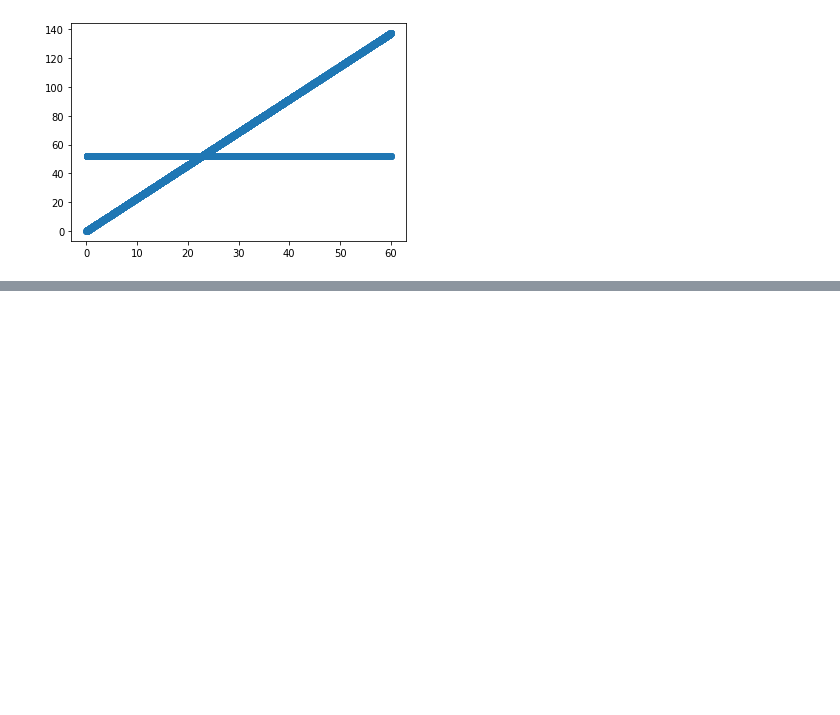
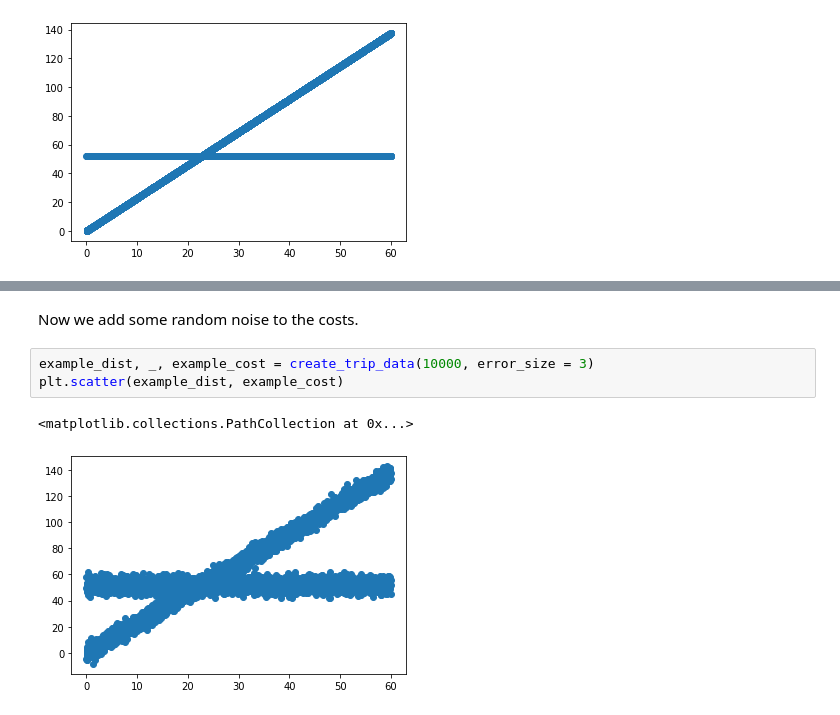
Before and after one commit to ahopen/math-tools-final-project, a Jupyter notebook: final_project_notebook.ipynb, the cells around one changed output, grey strips where cells are left out. Saved outputs shown, nothing was run; the diff lists cells and outputs as text; blank space fills up the shorter version.

```diff
--- a/final_project_notebook.ipynb
+++ b/final_project_notebook.ipynb
@@ -133,0 +208,8 @@ plt.show()
+# %% [markdown]
+Now we add some random noise to the costs.
+# %%
+example_dist, _, example_cost = create_trip_data(10000, error_size = 3)
+plt.scatter(example_dist, example_cost)
+# %% [output]
+<matplotlib.collections.PathCollection at 0x...>
+[figure, added]
```
Also changed, not shown: parts of 13 cells of this notebook.
